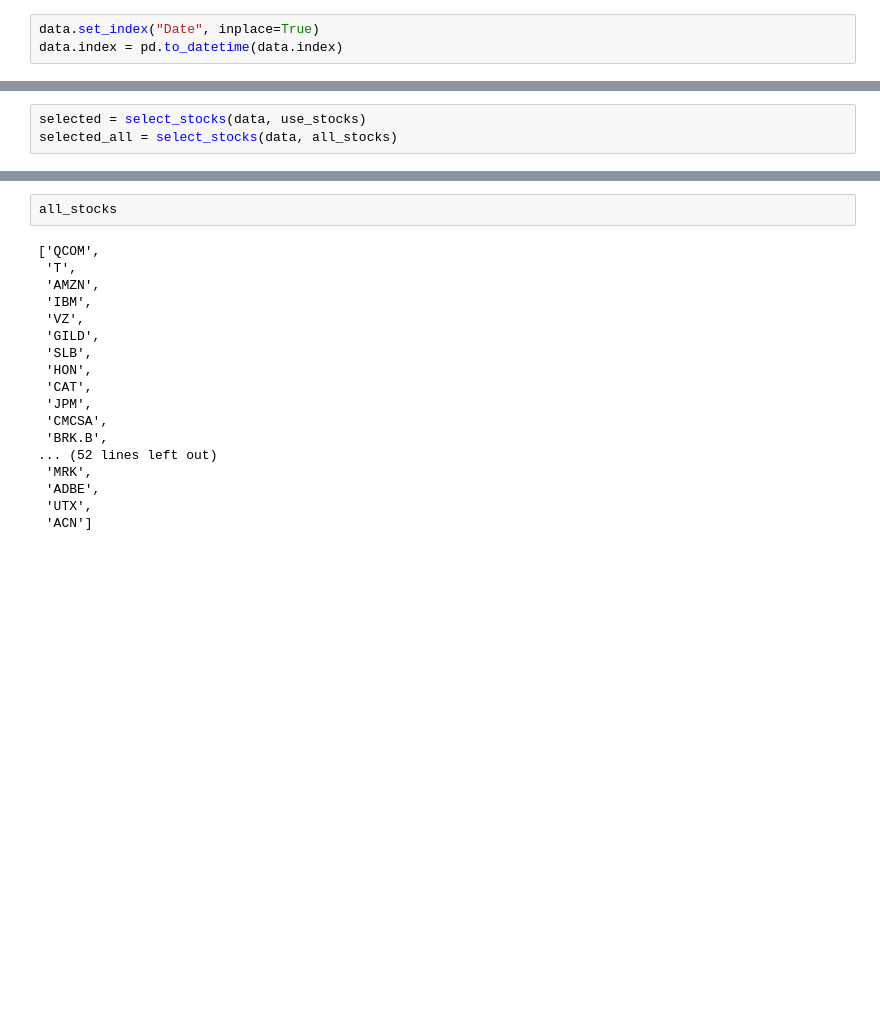
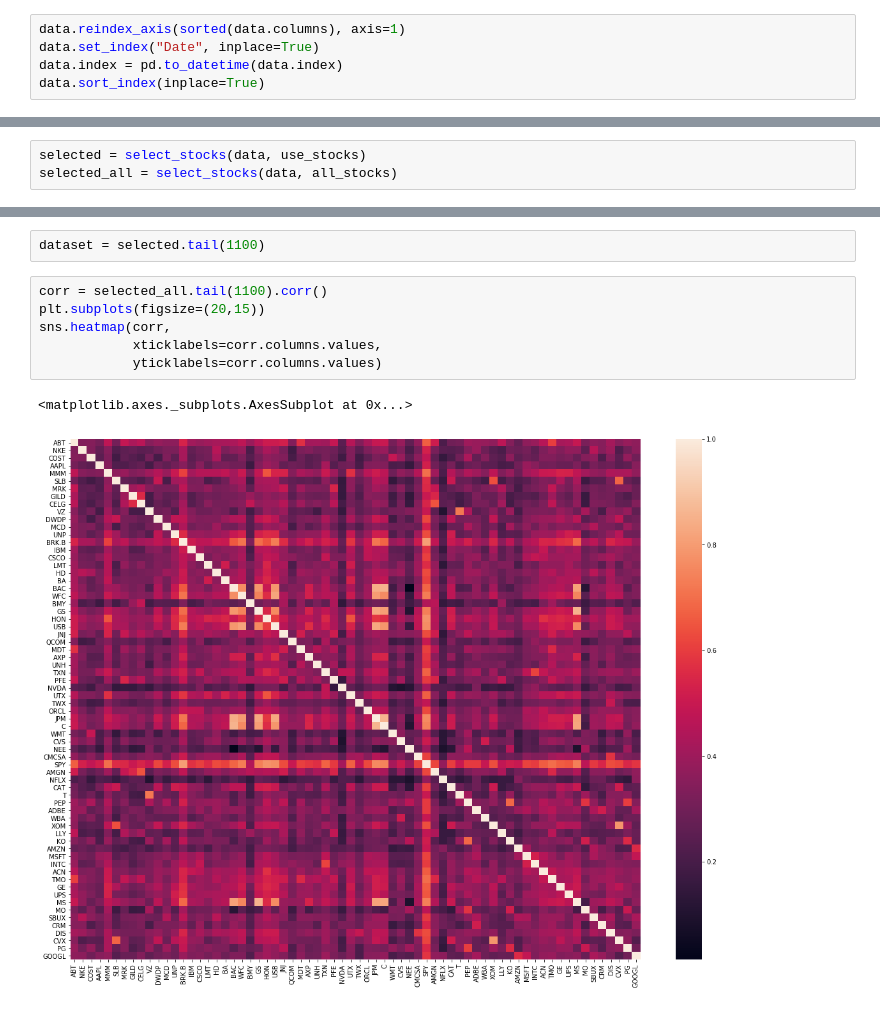
Before and after one commit to positivcheg94/project_bohomol, a Jupyter notebook: project.ipynb, the cells around one changed output, grey strips where cells are left out. Saved outputs shown, nothing was run; the diff lists cells and outputs as text; blank space fills up the shorter version.

```diff
--- a/project.ipynb
+++ b/project.ipynb
@@ -17,7 +22,9 @@ def get_names(dataframe):
 # %%
 data = pd.read_csv("./data.csv")
 # %%
+data.reindex_axis(sorted(data.columns), axis=1)
 data.set_index("Date", inplace=True)
 data.index = pd.to_datetime(data.index)
+data.sort_index(inplace=True)
 # %%
 all_stocks = get_names(data)
@@ -58,20 +41,11 @@ selected_all[["GOOGL", "AAPL", "QCOM", "AMZN", "T", "NFLX", "SPY", "USB", "JPM",
-# %%
-all_stocks
-# %% [output]
-['QCOM',
- 'T',
- 'AMZN',
- 'IBM',
- 'VZ',
- 'GILD',
- 'SLB',
- 'HON',
- 'CAT',
- 'JPM',
- 'CMCSA',
- 'BRK.B',
-... (52 lines left out)
- 'MRK',
- 'ADBE',
- 'UTX',
- 'ACN']
+# %%
+dataset = selected.tail(1100)
+# %%
+corr = selected_all.tail(1100).corr()
+plt.subplots(figsize=(20,15))
+sns.heatmap(corr,
+            xticklabels=corr.columns.values,
+            yticklabels=corr.columns.values)
+# %% [output]
+<matplotlib.axes._subplots.AxesSubplot at 0x...>
+[figure, added]
```
Also changed, not shown: parts of 17 cells of this notebook.
